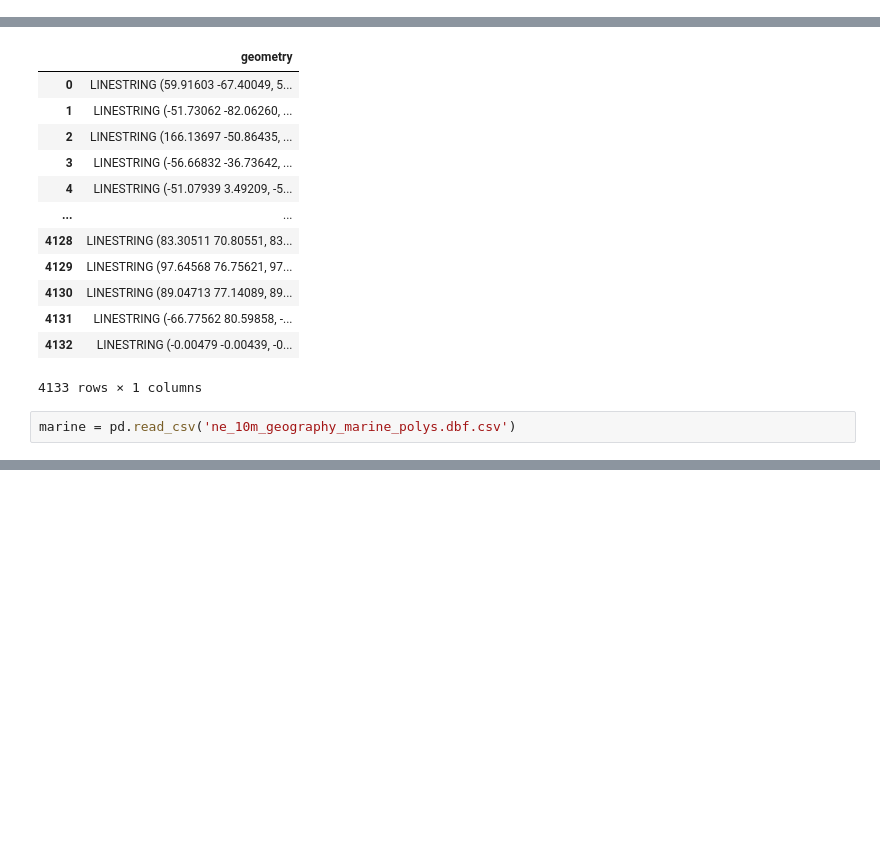
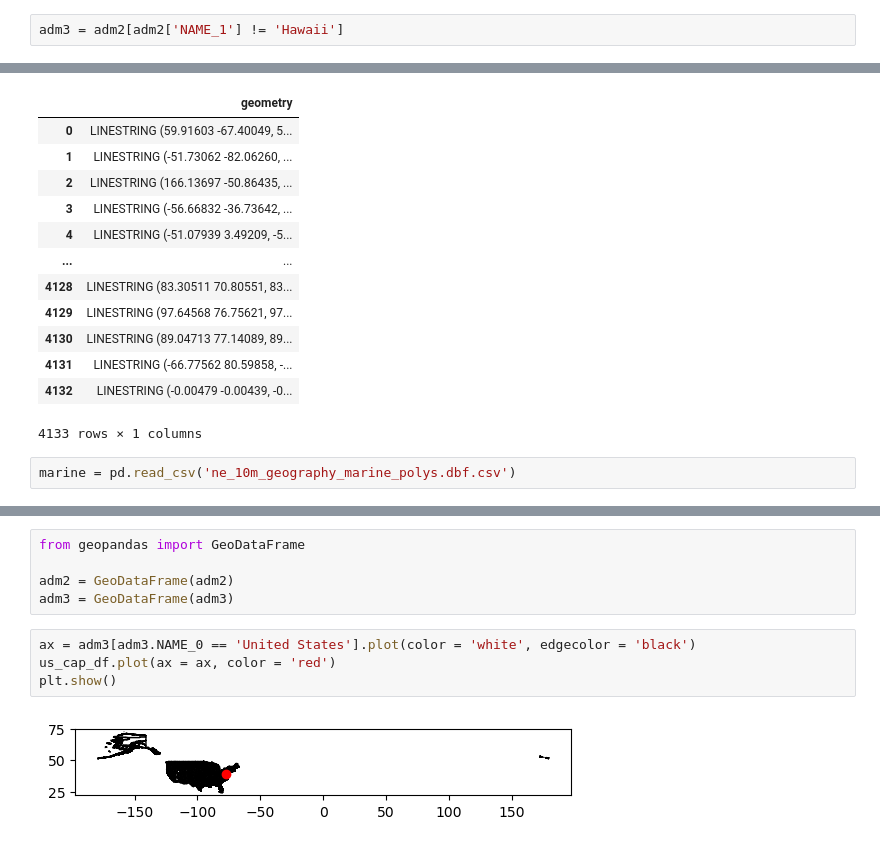
Before and after one commit to Bartholomew-Taylor/snow_crab, a Jupyter notebook: snow_crabs.ipynb, the cells around one changed output, grey strips where cells are left out. Saved outputs shown, nothing was run; the diff lists cells and outputs as text; blank space fills up the shorter version.

```diff
--- a/snow_crabs.ipynb
+++ b/snow_crabs.ipynb
@@ -133,4 +133,6 @@ adm2.head()
 | 2 | 3 | 244 | USA | United States | 1 | Alabama | 3 | Barbour | County | County | ... |
 | 3 | 4 | 244 | USA | United States | 1 | Alabama | 4 | Bibb | County | County | ... |
 | 4 | 5 | 244 | USA | United States | 1 | Alabama | 5 | Blount | County | County | ... |
+# %%
+adm3 = adm2[adm2['NAME_1'] != 'Hawaii']
 # %%
@@ -285,0 +226,11 @@ plt.show()
+# %%
+from geopandas import GeoDataFrame
+
+adm2 = GeoDataFrame(adm2)
+adm3 = GeoDataFrame(adm3)
+# %%
+ax = adm3[adm3.NAME_0 == 'United States'].plot(color = 'white', edgecolor = 'black')
+us_cap_df.plot(ax = ax, color = 'red')
+plt.show()
+# %% [output]
+[figure, added]
```
Also changed, not shown: parts of 26 cells of this notebook, 2 other files.
